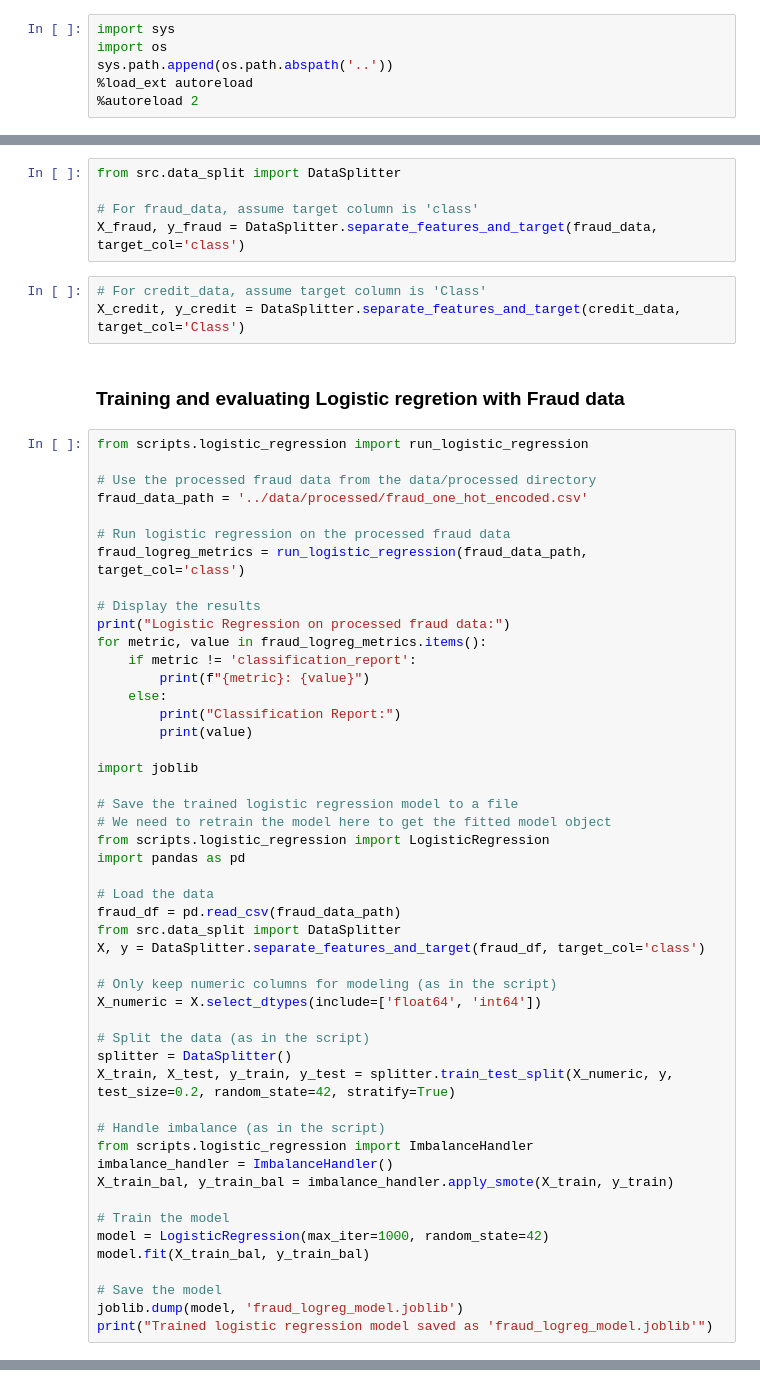
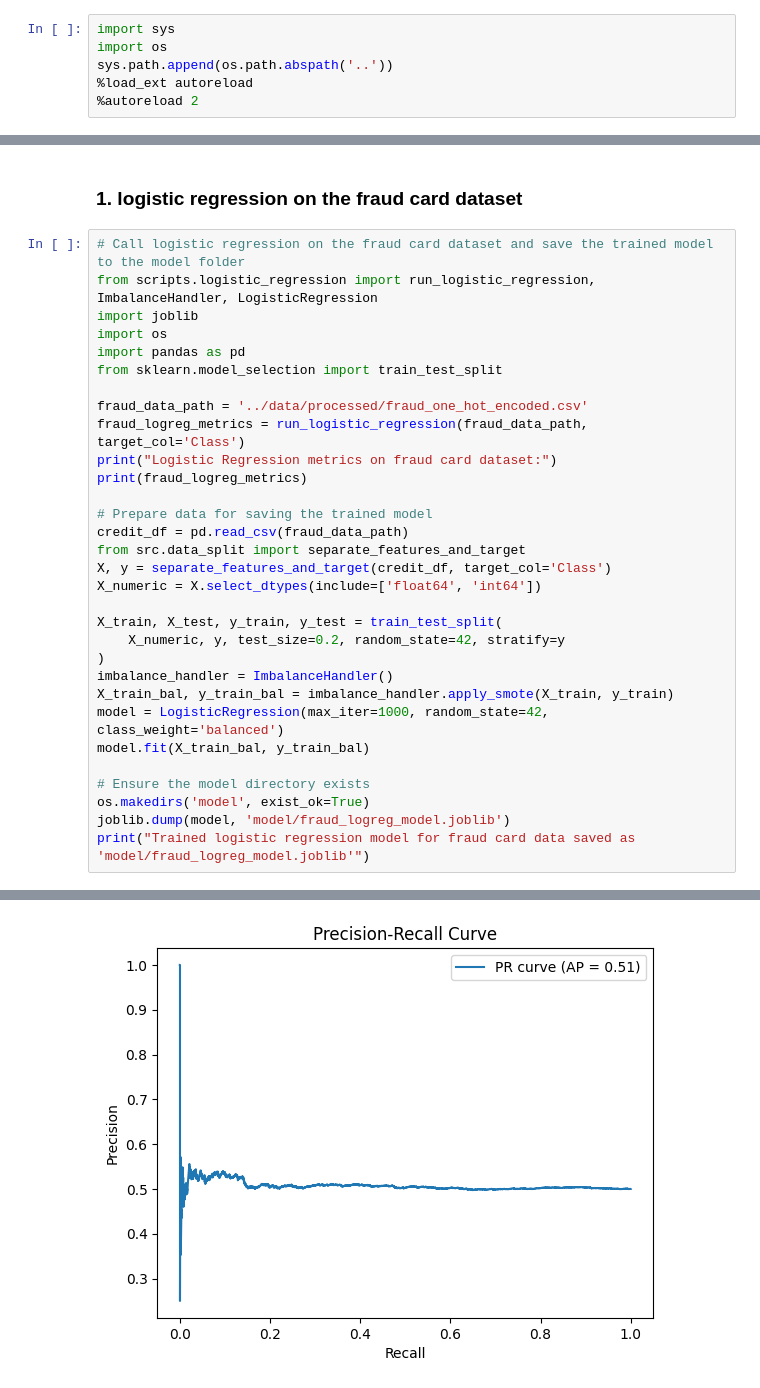
Before and after one commit to wondifraw/fraud-detection-for-e-commerce-and-bank-transactions, a Jupyter notebook: notebooks/model_exploration.ipynb, the cells around one changed output, grey strips where cells are left out. Saved outputs shown, nothing was run; the diff lists cells and outputs as text.

```diff
--- a/notebooks/model_exploration.ipynb
+++ b/notebooks/model_exploration.ipynb
@@ -21,60 +19,34 @@ sys.path.append(os.path.abspath('..'))
-# %%
-from src.data_split import DataSplitter
-
-# For fraud_data, assume target column is 'class'
-X_fraud, y_fraud = DataSplitter.separate_features_and_target(fraud_data, target_col='class')
-# %%
-# For credit_data, assume target column is 'Class'
-X_credit, y_credit = DataSplitter.separate_features_and_target(credit_data, target_col='Class')
-# %% [markdown]
-### Training and evaluating Logistic regretion with Fraud data
+# %% [markdown]
+### 1. logistic regression on the fraud card dataset
 # %%
-from scripts.logistic_regression import run_logistic_regression
+# Call logistic regression on the fraud card dataset and save the trained model to the model folder
+from scripts.logistic_regression import run_logistic_regression, ImbalanceHandler, LogisticRegression
+import joblib
+import os
+import pandas as pd
+from sklearn.model_selection import train_test_split
 
-# Use the processed fraud data from the data/processed directory
 fraud_data_path = '../data/processed/fraud_one_hot_encoded.csv'
+fraud_logreg_metrics = run_logistic_regression(fraud_data_path, target_col='Class')
+print("Logistic Regression metrics on fraud card dataset:")
+print(fraud_logreg_metrics)
 
-# Run logistic regression on the processed fraud data
-fraud_logreg_metrics = run_logistic_regression(fraud_data_path, target_col='class')
-
-# Display the results
-print("Logistic Regression on processed fraud data:")
-for metric, value in fraud_logreg_metrics.items():
-    if metric != 'classification_report':
-        print(f"{metric}: {value}")
-    else:
-        print("Classification Report:")
-        print(value)
-
-import joblib
-
-# Save the trained logistic regression model to a file
-# We need to retrain the model here to get the fitted model object
-from scripts.logistic_regression import LogisticRegression
-import pandas as pd
-
-# Load the data
-fraud_df = pd.read_csv(fraud_data_path)
-from src.data_split import DataSplitter
-X, y = DataSplitter.separate_features_and_target(fraud_df, target_col='class')
-
-# Only keep numeric columns for modeling (as in the script)
+# Prepare data for saving the trained model
+credit_df = pd.read_csv(fraud_data_path)
+from src.data_split import separate_features_and_target
+X, y = separate_features_and_target(credit_df, target_col='Class')
 X_numeric = X.select_dtypes(include=['float64', 'int64'])
 
-# Split the data (as in the script)
-splitter = DataSplitter()
-X_train, X_test, y_train, y_test = splitter.train_test_split(X_numeric, y, test_size=0.2, random_state=42, stratify=True)
-
-# Handle imbalance (as in the script)
-from scripts.logistic_regression import ImbalanceHandler
+X_train, X_test, y_train, y_test = train_test_split(
+    X_numeric, y, test_size=0.2, random_state=42, stratify=y
+)
 imbalance_handler = ImbalanceHandler()
 X_train_bal, y_train_bal = imbalance_handler.apply_smote(X_train, y_train)
-
-# Train the model
-model = LogisticRegression(max_iter=1000, random_state=42)
+model = LogisticRegression(max_iter=1000, random_state=42, class_weight='balanced')
 model.fit(X_train_bal, y_train_bal)
 
-# Save the model
-joblib.dump(model, 'fraud_logreg_model.joblib')
-print("Trained logistic regression model saved as 'fraud_logreg_model.joblib'")
+# Ensure the model directory exists
+os.makedirs('model', exist_ok=True)
+joblib.dump(model, 'model/fraud_logreg_model.joblib')
+print("Trained logistic regression model for fraud card data saved as 'model/fraud_logreg_model.joblib'")
 # %% [output]
@@ -91,0 +71 @@ Classification Report:
+[figure, added]
```
Also changed, not shown: parts of 15 cells of this notebook.
